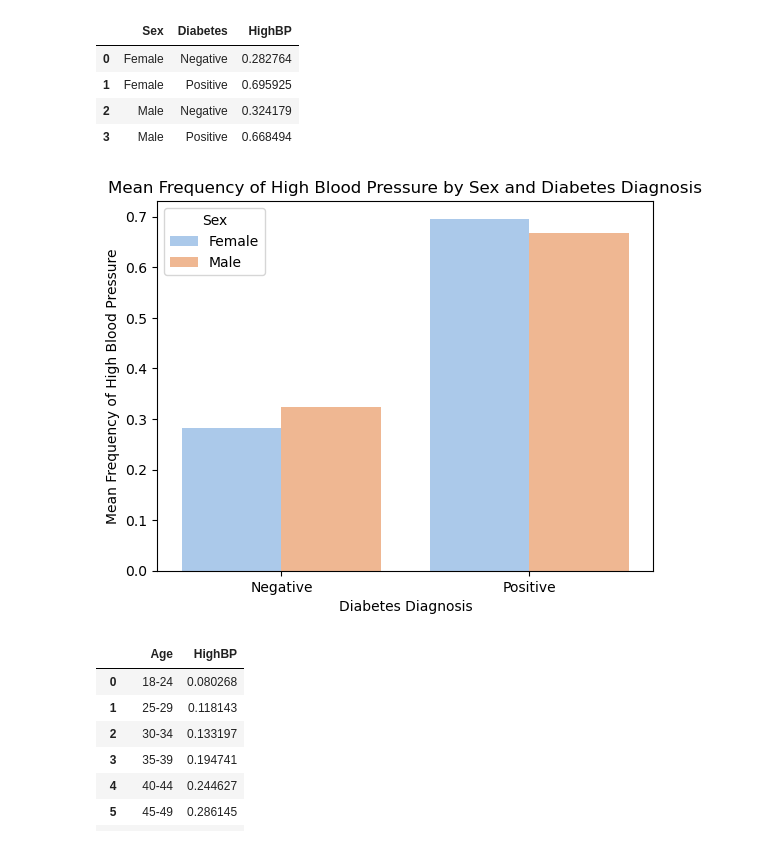
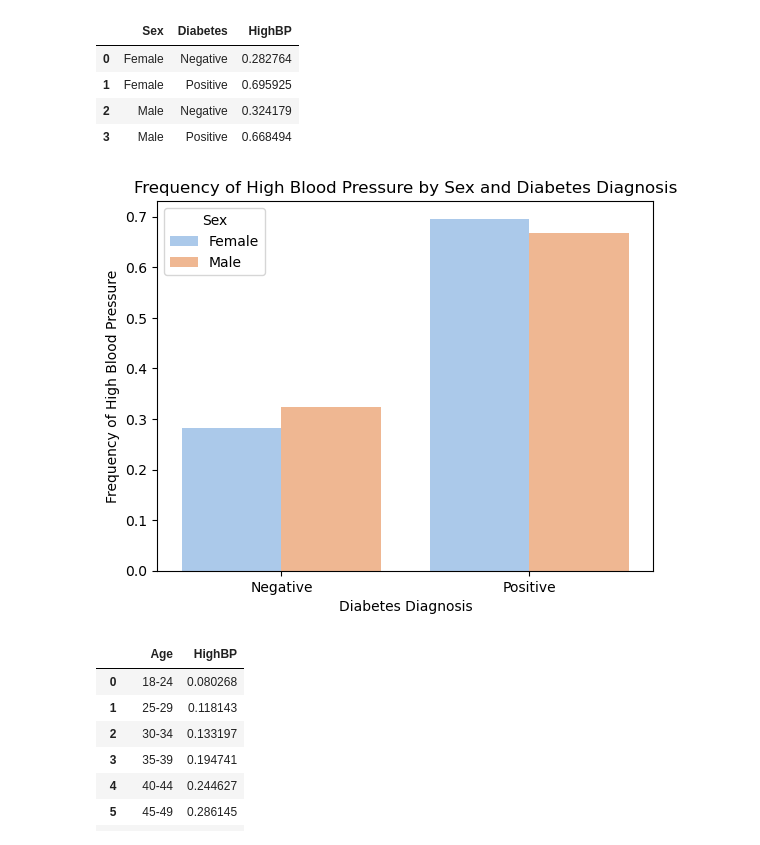
Before and after one commit to FiestaDeUna/Project-3, a Jupyter notebook: Cholesterol_BloodPressure_Analysis.ipynb, the cells around one changed output. Cells and saved outputs as stored; diff of their text form; code cells hidden in the pictures.

```diff
--- a/Cholesterol_BloodPressure_Analysis.ipynb
+++ b/Cholesterol_BloodPressure_Analysis.ipynb
@@ -540,16 +540,16 @@ total_bp_mean
 # %%
 # Plotting a bar plot
 sns.barplot(x='Diabetes', y='HighBP', hue='Sex', data=total_bp_mean, palette='pastel')
 
 # Adding labels and title
 plt.xlabel('Diabetes Diagnosis')
-plt.ylabel('Mean Frequency of High Blood Pressure')
-plt.title('Mean Frequency of High Blood Pressure by Sex and Diabetes Diagnosis')
+plt.ylabel('Frequency of High Blood Pressure')
+plt.title('Frequency of High Blood Pressure by Sex and Diabetes Diagnosis')
 
 # Display the chart
 plt.show()
 # %% [output]
-[figure, old version]
+[figure, new version]
 # %%
 #Calculate the frequency of High Blood Pressure within each age range
 age_bp = df_diabetes.groupby("Age")["HighBP"].mean().reset_index()
```
Also changed, not shown: parts of 14 cells of this notebook.
